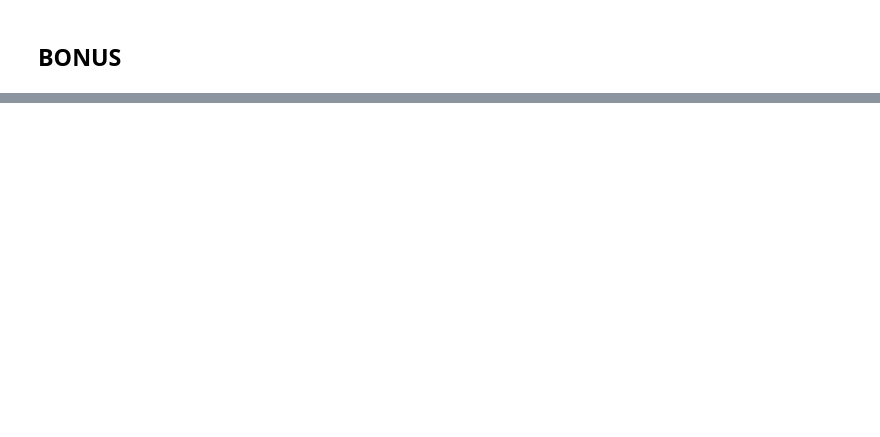
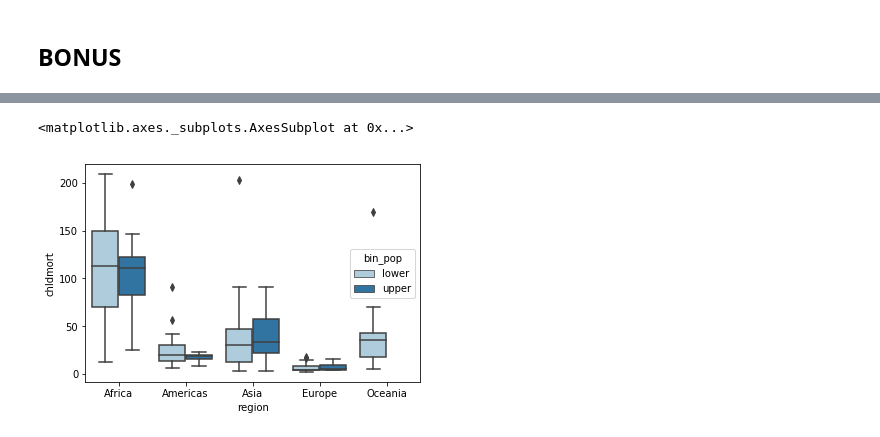
Before and after one commit to jfredes/bchg4_scribenotes, a Jupyter notebook: 02_fundamentos/Modulo_07.ipynb, the cells around one changed output, grey strips where cells are left out. Cells and saved outputs as stored; diff of their text form; code cells hidden in the pictures; blank space fills up the shorter version.

```diff
--- a/02_fundamentos/Modulo_07.ipynb
+++ b/02_fundamentos/Modulo_07.ipynb
@@ -47,2 +64,5 @@ sns.scatterplot(x='gini', y='chldmort', hue='region', data=df)
 # %%
-sns.boxplot(x='region', y='chldmort', data=df)
+sns.boxplot(x='region', y='chldmort', hue='bin_pop', data=df, palette=palette)
+# %% [output]
+<matplotlib.axes._subplots.AxesSubplot at 0x...>
+[figure, added]
```
Also changed, not shown: parts of 5 cells of this notebook.
